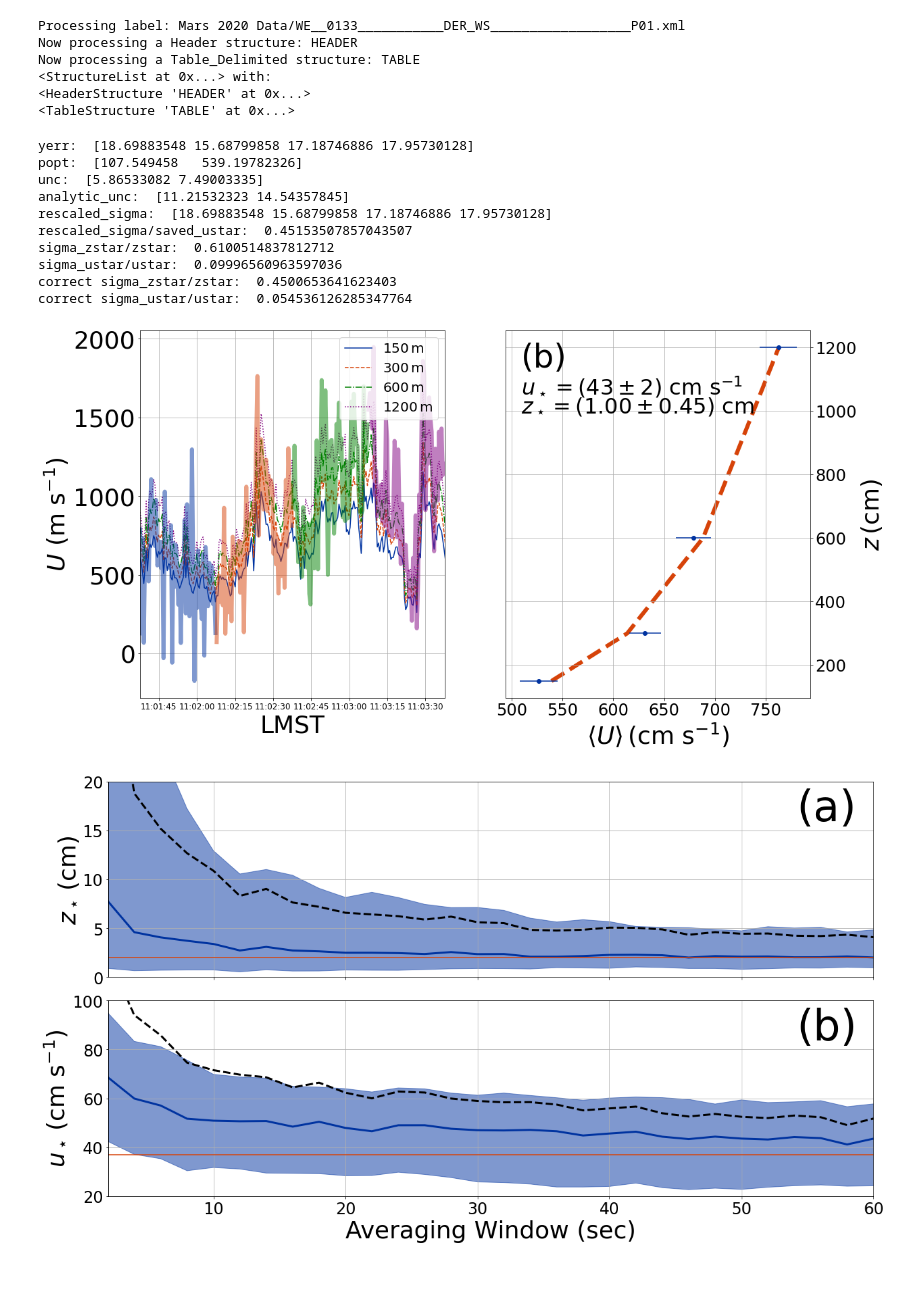
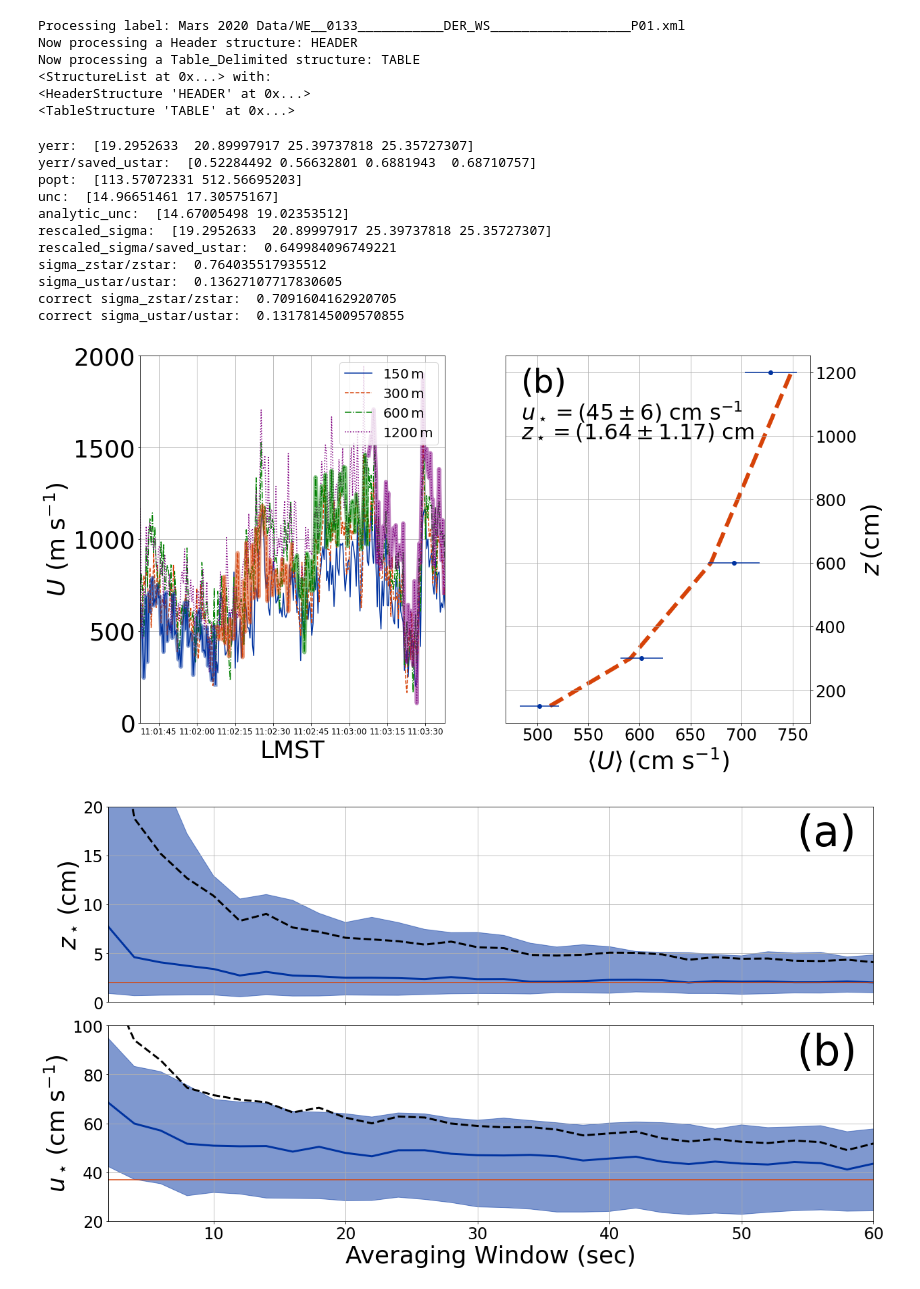
Before and after one commit to BoiseStatePlanetary/Optimizing-Number-and-Placement-of-Anemometers, a Jupyter notebook: figures and data/Synthetic_Mars_Wind_Profile.ipynb, the cells around one changed output. Saved outputs shown, nothing was run; the diff lists cells and outputs as text; code cells hidden in the pictures.

Commit message:
Updated synthetic wind profile figure

```diff
--- a/figures and data/Synthetic_Mars_Wind_Profile.ipynb
+++ b/figures and data/Synthetic_Mars_Wind_Profile.ipynb
@@ -111,7 +111,7 @@ linestyles = cycle(['solid', 'dashed', 'dashdot', 'dotted'])
 time = np.array(str2dates(struct_list['TABLE']['LMST']))
 # Prepare to add some noise
 ind = (struct_list['TABLE']['HORIZONTAL_WIND_SPEED'] != 999999999)
-sigma = np.std(struct_list['TABLE']['HORIZONTAL_WIND_SPEED'][ind])*100
+sigma = np.std(struct_list['TABLE']['HORIZONTAL_WIND_SPEED'][ind])*100/2.
 
 ind = (struct_list['TABLE']['HORIZONTAL_WIND_SPEED'] != 999999999) &\
         (time > datetime(1900, 1, 1, 11, 0, 0)) & (time < datetime(1900, 1, 1, 12, 0, 0))
@@ -121,13 +121,14 @@ fig = plt.figure(figsize=(10*aspect_ratio, 10))
 ax1 = fig.add_subplot(121)
 ax2 = fig.add_subplot(122)
 
+sampling_duration = 30.
 zs = np.array([150., 300., 600., 1200.]) # cm
 delta_x = np.log(2)
 saved_zstar = 2. # 2 cm
 saved_ustar = kappa*np.mean(struct_list['TABLE']['HORIZONTAL_WIND_SPEED'][ind]*100)/np.log(zs[0]/saved_zstar)
 
-scaled_windspeeds = {}
-noisy_scaled_windspeeds = {}
+# scaled_windspeeds = {}
+# noisy_scaled_windspeeds = {}
 
 for i in range(len(zs)):
     color = next(colors)
@@ -138,10 +139,10 @@ for i in range(len(zs)):
                                   z0=np.min(zs))
 
     # And add in the noise
-    noisy_scaled_windspeeds[str(zs[i])] = scaled_windspeeds[str(zs[i])] +\
-        normal(scale=sigma, size=len(scaled_windspeeds[str(zs[i])]))
+#     noisy_scaled_windspeeds[str(zs[i])] = scaled_windspeeds[str(zs[i])] +\
+#         normal(scale=sigma, size=len(scaled_windspeeds[str(zs[i])]))
 
-    ax1.plot(time, scaled_windspeeds[str(zs[i])], color=color, ls=ls, label=r'$%g\, {\rm m}$' % zs[i])
+    ax1.plot(time, noisy_scaled_windspeeds[str(zs[i])], color=color, ls=ls, label=r'$%g\, {\rm m}$' % zs[i])
 
 xfmt = md.DateFormatter('%H:%M:%S')
 ax1.xaxis.set_major_formatter(xfmt)
@@ -151,12 +152,13 @@ ax1.tick_params(axis="y", labelsize=36)
 ax1.set_xlabel("LMST", fontsize=36)
 ax1.set_ylabel(r'$U\ \left( {\rm m\ s^{-1}} \right)$', fontsize=36)
 ax1.legend(loc='upper right', fontsize=20)
-ax1.set_xlim([np.min(time), np.min(time) + timedelta(minutes=2)])
+ax1.set_xlim([np.min(time), np.min(time) + timedelta(seconds=len(zs)*sampling_duration)])
+ax1.set_ylim([0, 2000])
 
 ### Synthetic wind profile ###
 
 t0 = np.min(time)
-sample_time = timedelta(seconds=30.)
+sample_time = timedelta(seconds=sampling_duration)
 
 cur_t0 = t0
 ind = retrieve_relevant_times(time, cur_t0, sample_time)
@@ -190,6 +192,7 @@ unc = np.sqrt(np.diag(pcov))
 unc *= np.sqrt(chisqg(y, np.polyval(popt, log_z), sd=yerr)/(len(zs) - 2))
 yerr *= np.sqrt(chisqg(y, np.polyval(popt, log_z), sd=yerr)/(len(zs) - 2))
 print("yerr: ", yerr)
+print("yerr/saved_ustar: ", yerr/saved_ustar)
 
 analytic_unc = np.array([calc_analytic_sigma_slope(delta_x, np.mean(yerr), len(zs)),
                          calc_analytic_sigma_intercept(np.mean(yerr), len(zs))])
@@ -223,44 +226,45 @@ print("correct sigma_zstar/zstar: ", sigma_zstar/zstar)
 print("correct sigma_ustar/ustar: ", sigma_ustar/ustar)
 
 # print(saved_zstar, saved_ustar)
 # print(zstar, sigma_zstar, np.abs(saved_zstar - zstar)/sigma_zstar)
 # print(ustar, sigma_ustar, np.abs(saved_ustar - ustar)/sigma_ustar)
 
 ax2.plot(np.polyval(popt, log_z), zs, lw=6, color=BoiseState_orange, ls='--', zorder=-1)
 ax2.text(0.05, 0.90, "(b)", fontsize=48, transform=ax2.transAxes)
 ax2.text(0.05, 0.825, r'$u_\star = \left( %.0f\pm%.0f \right)\ {\rm cm\ s^{-1}}$' % (ustar, sigma_ustar),
          fontsize=32, transform=ax2.transAxes)
 ax2.text(0.05, 0.775, r'$z_\star = \left( %.2f\pm%.2f \right)\ {\rm cm}$' % (zstar, sigma_zstar),
          fontsize=32, transform=ax2.transAxes)
 
 ax2.grid(True)
 ax2.yaxis.tick_right()
 ax2.yaxis.set_label_position("right")
 
 ax2.tick_params(labelsize=24)
 ax2.set_xlabel(r'$\langle U \rangle \, \left( {\rm cm\ s^{-1} } \right)$', fontsize=36)
 ax2.set_ylabel(r'$z\, \left( {\rm cm } \right)$', fontsize=36)
 ax2.grid(True)
 ax2.yaxis.tick_right()
 ax2.yaxis.set_label_position("right")
 
 # print(zs)
 # print(averaged_windspeeds)
 # print(std_windspeeds)
 
 # fig.savefig("Martian_Windspeeds.jpg", dpi=300, bbox_inches="tight")
 # %% [output]
-yerr:  [18.69883548 15.68799858 17.18746886 17.95730128]
-popt:  [107.549458   539.19782326]
-unc:  [5.86533082 7.49003335]
-analytic_unc:  [11.21532323 14.54357845]
-rescaled_sigma:  [18.69883548 15.68799858 17.18746886 17.95730128]
-rescaled_sigma/saved_ustar:  0.45153507857043507
-sigma_zstar/zstar:  0.6100514837812712
-sigma_ustar/ustar:  0.09996560963597036
-correct sigma_zstar/zstar:  0.4500653641623403
-correct sigma_ustar/ustar:  0.054536126285347764
+yerr:  [19.2952633  20.89997917 25.39737818 25.35727307]
+yerr/saved_ustar:  [0.52284492 0.56632801 0.6881943  0.68710757]
+popt:  [113.57072331 512.56695203]
+unc:  [14.96651461 17.30575167]
+analytic_unc:  [14.67005498 19.02353512]
+rescaled_sigma:  [19.2952633  20.89997917 25.39737818 25.35727307]
+rescaled_sigma/saved_ustar:  0.649984096749221
+sigma_zstar/zstar:  0.764035517935512
+sigma_ustar/ustar:  0.13627107717830605
+correct sigma_zstar/zstar:  0.7091604162920705
+correct sigma_ustar/ustar:  0.13178145009570855
-[figure, old version]
+[figure, new version]
 # %%
 fig = plt.figure(figsize=(10*16/9, 10))
 ax1 = fig.add_subplot(211)
```
Also changed, not shown: 2 other files.
